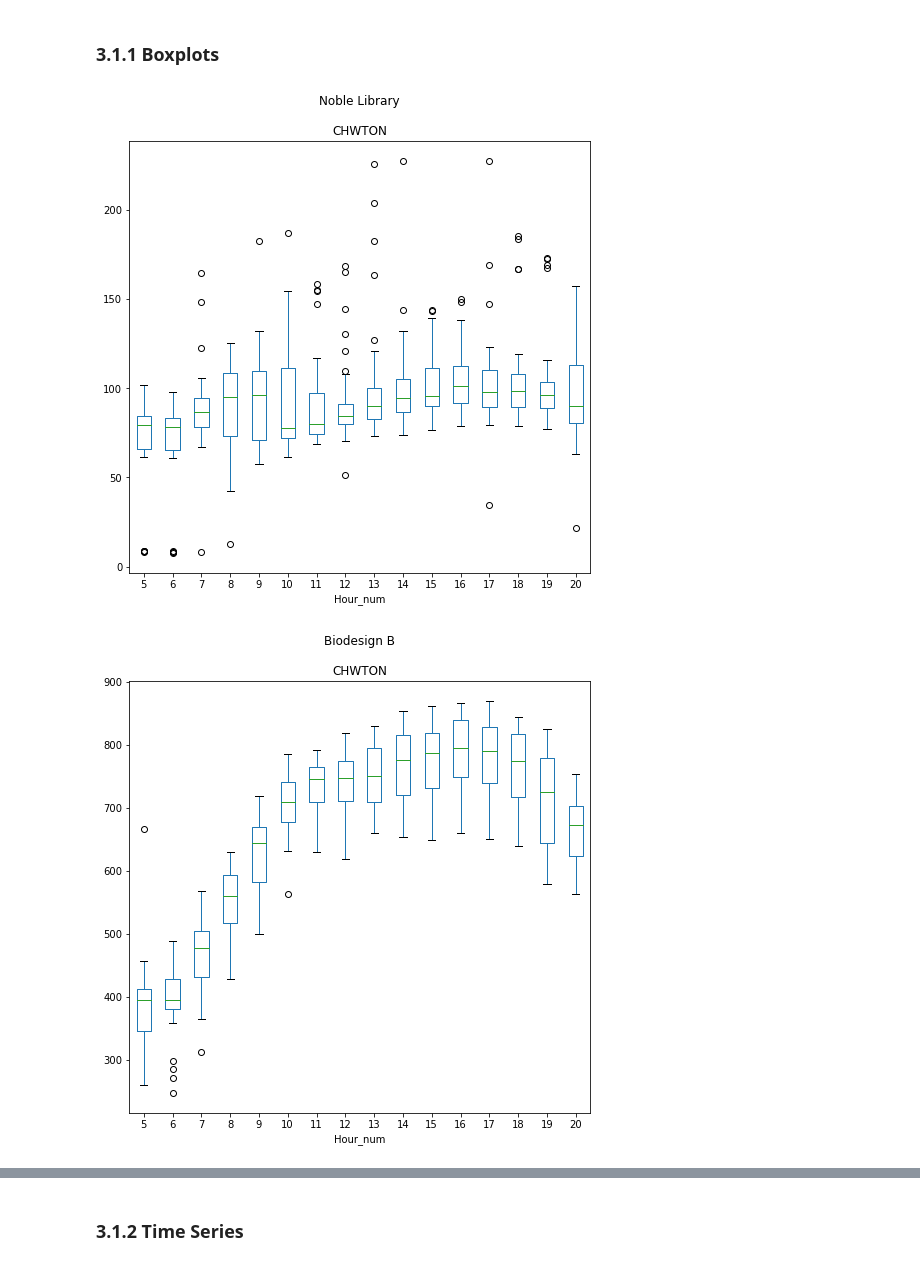
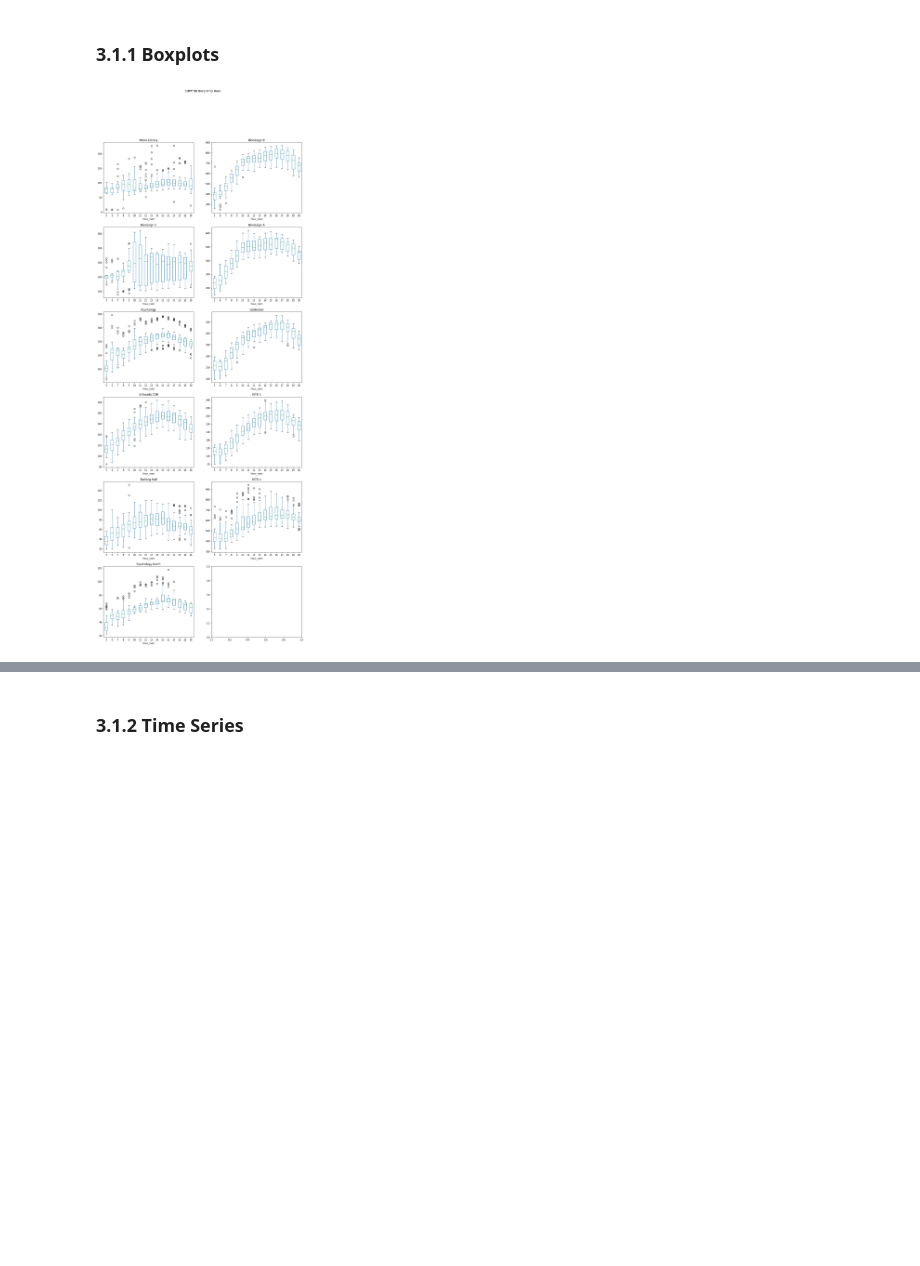
Before and after one commit to freecode23/microclimate-effects, a Jupyter notebook: microclimate_model/ML_Models2.ipynb, the cells around one changed output, grey strips where cells are left out. Saved outputs shown, nothing was run; the diff lists cells and outputs as text; code cells hidden in the pictures; blank space fills up the shorter version.

```diff
--- a/microclimate_model/ML_Models2.ipynb
+++ b/microclimate_model/ML_Models2.ipynb
@@ -38,6 +49,7 @@ for i in range(len(Bldg)):
     Bldg[i]['Month_num'] = Bldg[i].Date_Time.dt.month
     Bldg[i]['Hour_num'] = Bldg[i].Date_Time.dt.hour
     Bldg[i]['Minute_num'] = Bldg[i].Date_Time.dt.minute
+    Bldg[i]['Day_num'] = Bldg[i].Date_Time.dt.day
 
 # Remove data after 9pm
 for i in range(len(Bldg)):
@@ -240,11 +203,33 @@ rf_score
 ## 3.1 EDA
 # %% [markdown]
 ### 3.1.1 Boxplots
+# %%
+# Create List of building names so we can extract the name easily
+BldgName = ["Noble Library","Biodesign B","Biodesign C",
+              "Biodesign A", "Psychology", "Goldwater",
+              "Schwada COB", "ISTB 2", "Bulldog Hall",
+              "ISTB 4", "Pyschology North"]
 # %%
-## Print all boxplots for all buildings ##
-for i in range(len(Bldg)):
-    Bldg[i].boxplot(by='Hour_num', column=['CHWTON'], grid = False, figsize = (8,8))
-    plt.suptitle(Bldg[i].bldgname[0])
+#Create CHWTON boxplots for all buildings #
+# 1. create firgure for 4 rows 3 columns
+row_size = 6
+column_size = 2
+fig, ax = plt.subplots(row_size, column_size, figsize = (15,40))
+
+i = 0
+while i < (len(Bldg)):
+    for row in range(row_size):
+        for col in range(column_size):
+            if i < len(Bldg):
+                Bldg[i].boxplot(by='Hour_num',
+                                column=['CHWTON'],
+                                grid = False,
+                                figsize = (5,5),
+                                ax = ax[row,col] )
+                ax[row,col].title.set_text(BldgName[i])
+                i += 1
+
+fig.suptitle('CHWTON Boxplot by Hour')
+plt.show()
 # %% [output]
-[figure, old version]
+[figure, new version]
-[figure, removed]
```
Also changed, not shown: parts of 17 cells of this notebook.
